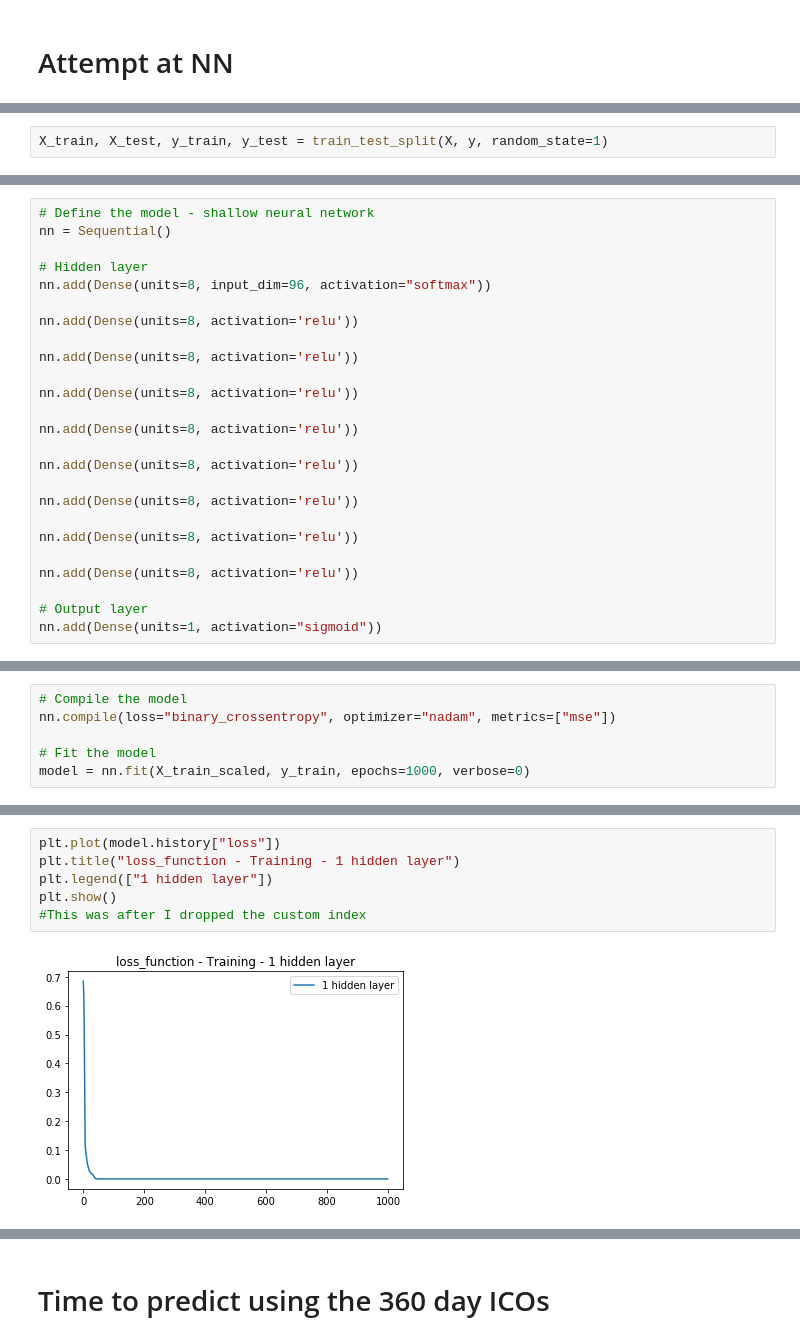
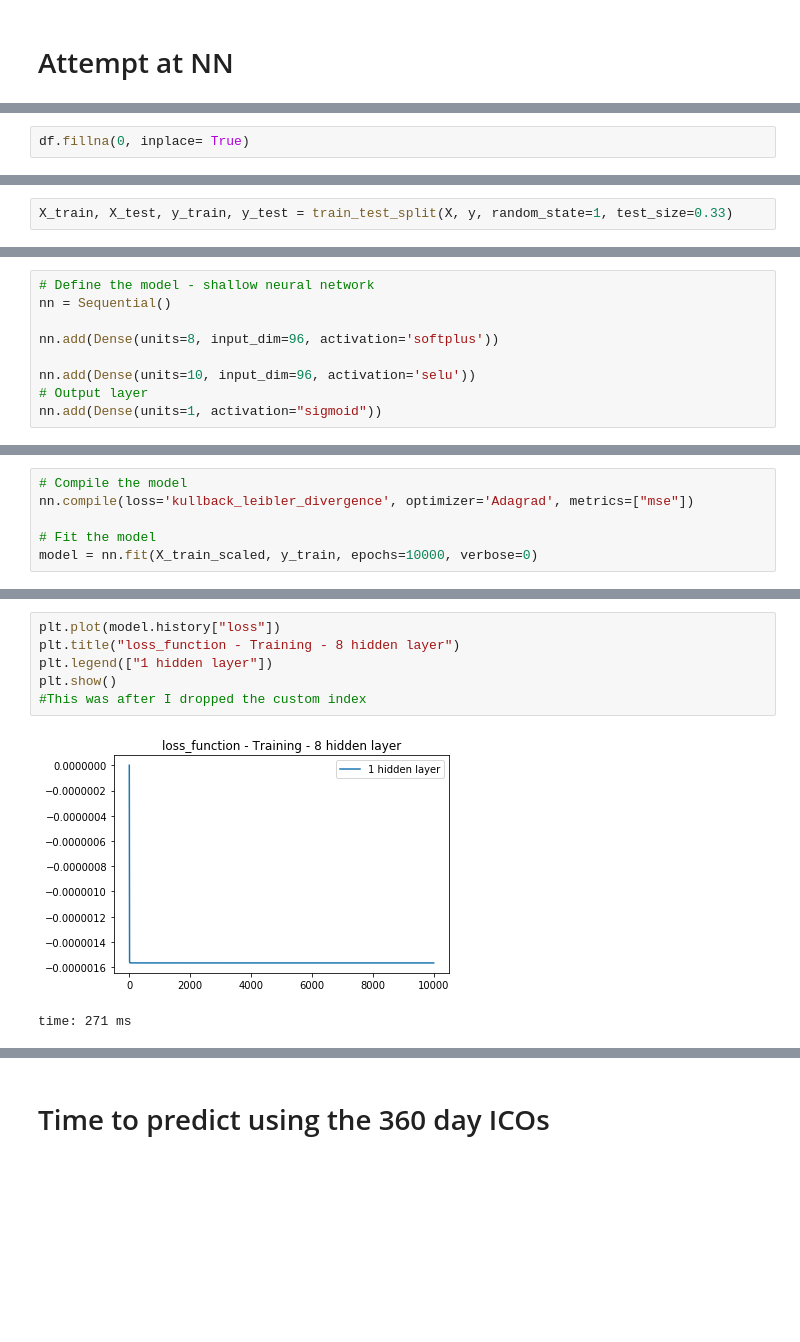
Before and after one commit to eccadena/ICO_Viability_Index, a Jupyter notebook: notebooks/libs/Eric/experimentation/Eric_NN_1_hidden.ipynb, the cells around one changed output, grey strips where cells are left out. Cells and saved outputs as stored; diff of their text form; blank space fills up the shorter version.

```diff
--- a/notebooks/libs/Eric/experimentation/Eric_NN_1_hidden.ipynb
+++ b/notebooks/libs/Eric/experimentation/Eric_NN_1_hidden.ipynb
@@ -29,0 +57,2 @@ df.head(2)
+# %%
+df.fillna(0, inplace= True)
@@ -86,2 +124,2 @@ X.shape
 # %%
-X_train, X_test, y_train, y_test = train_test_split(X, y, random_state=1)
+X_train, X_test, y_train, y_test = train_test_split(X, y, random_state=1, test_size=0.33)
@@ -97,24 +140,8 @@ X_test_scaled = X_scaler.transform(X_test)
 # Define the model - shallow neural network
 nn = Sequential()
 
-# Hidden layer
-nn.add(Dense(units=8, input_dim=96, activation="softmax"))
+nn.add(Dense(units=8, input_dim=96, activation='softplus'))
 
-nn.add(Dense(units=8, activation='relu'))
-
-nn.add(Dense(units=8, activation='relu'))
-
-nn.add(Dense(units=8, activation='relu'))
-
-nn.add(Dense(units=8, activation='relu'))
-
-nn.add(Dense(units=8, activation='relu'))
-
-nn.add(Dense(units=8, activation='relu'))
-
-nn.add(Dense(units=8, activation='relu'))
-
-nn.add(Dense(units=8, activation='relu'))
-
+nn.add(Dense(units=10, input_dim=96, activation='selu'))
 # Output layer
 nn.add(Dense(units=1, activation="sigmoid"))
@@ -121,7 +150,7 @@ nn.add(Dense(units=1, activation="sigmoid"))
 # %%
 # Compile the model
-nn.compile(loss="binary_crossentropy", optimizer="nadam", metrics=["mse"])
+nn.compile(loss='kullback_leibler_divergence', optimizer='Adagrad', metrics=["mse"])
 
 # Fit the model
-model = nn.fit(X_train_scaled, y_train, epochs=1000, verbose=0)
+model = nn.fit(X_train_scaled, y_train, epochs=10000, verbose=0)
 # %% [output]
@@ -183,8 +205,9 @@ Normal Neural Network - Loss: 0.12709634762213404, Accuracy: 0.00740740727633237
 # %%
 plt.plot(model.history["loss"])
-plt.title("loss_function - Training - 1 hidden layer")
+plt.title("loss_function - Training - 8 hidden layer")
 plt.legend(["1 hidden layer"])
 plt.show()
 #This was after I dropped the custom index
 # %% [output]
-[figure, old version]
+[figure, new version]
+time: 271 ms
```
Also changed, not shown: parts of 44 cells of this notebook, 2 other files.
